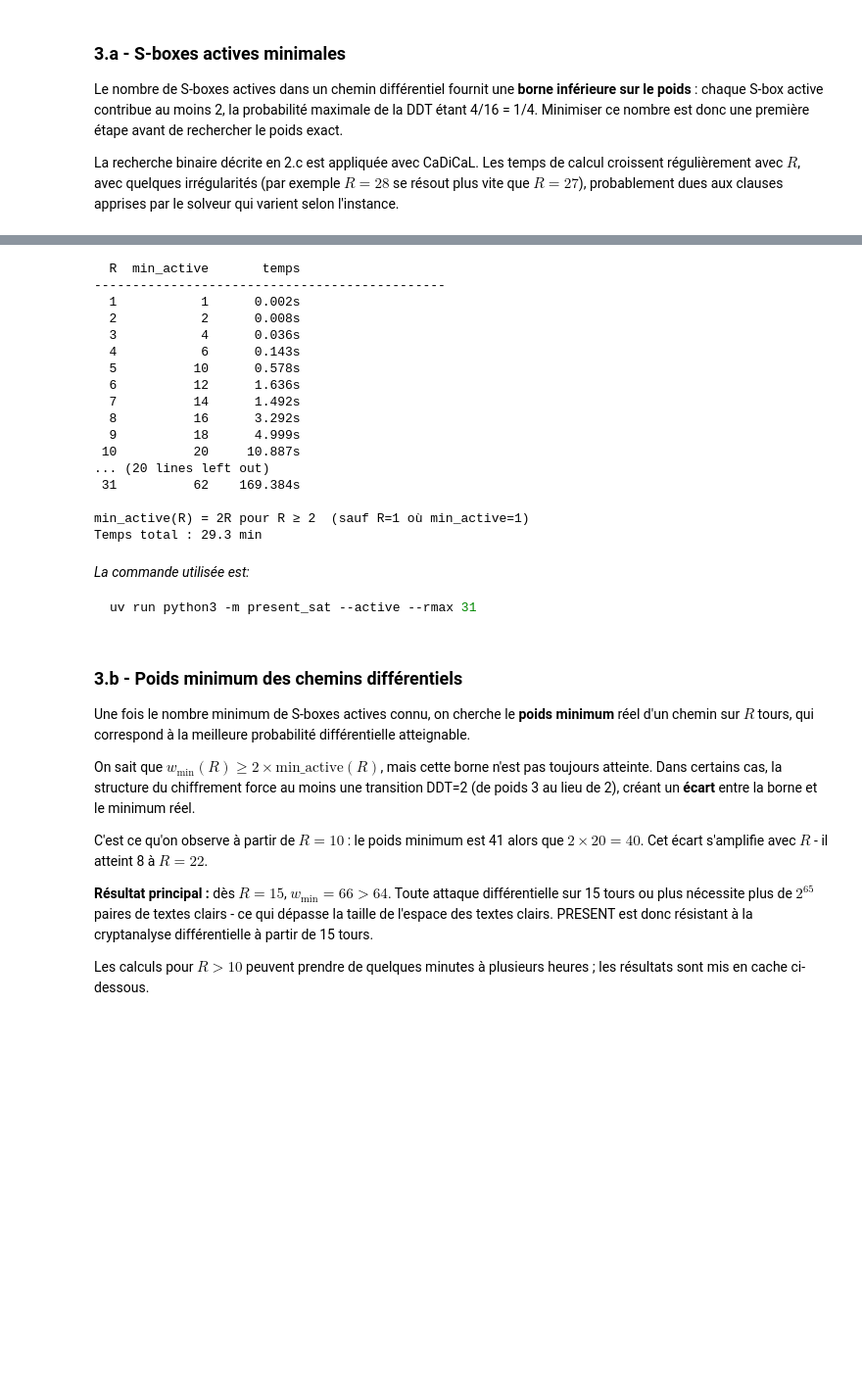
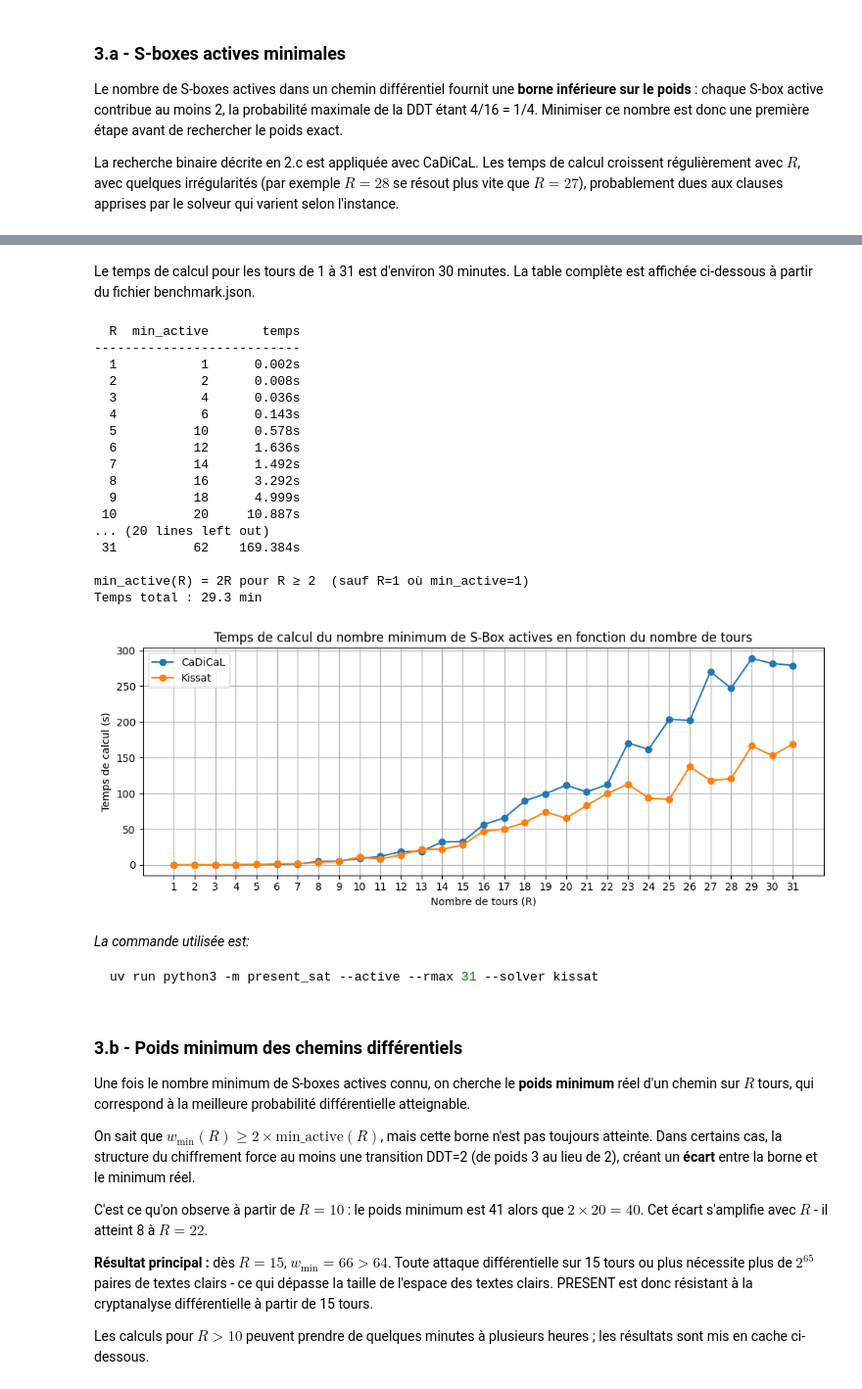
Before and after one commit to touikss/present-sat-cryptanalysis, a Jupyter notebook: notebook.ipynb, the cells around one changed output, grey strips where cells are left out. Shown at 98% size. Saved outputs shown, nothing was run; the diff lists cells and outputs as text; code cells hidden in the pictures; blank space fills up the shorter version.

Commit message:
docs(notebook): add solver timing comparison and weights for R=1..10

````diff
--- a/notebook.ipynb
+++ b/notebook.ipynb
@@ -341,8 +344,10 @@ for r in range(1, 7):
+# %% [markdown]
+Le temps de calcul pour les tours de 1 à 31 est d'environ 30 minutes. La table complète est affichée ci-dessous à partir du fichier benchmark.json.
 # %%
 # Résultats complets (Kassit, R=1..31)
 # Temps total : environ 30 minutes.
 print(f"{'R':>3}  {'min_active':>10}  {'temps':>10}")
-print("-" * 46)
+print("-" * 27)
 total_time = 0
 for row in benchmark['min_active_kissat']:
     r = int(row)
@@ -351,12 +356,11 @@ for row in benchmark['min_active_kissat']:
     total_time += t
     print(f"{r:>3}  {k:>10}  {t:>9.3f}s")
 
-print()
-print(f"min_active(R) = 2R pour R ≥ 2  (sauf R=1 où min_active=1)")
+print(f"\nmin_active(R) = 2R pour R ≥ 2  (sauf R=1 où min_active=1)")
 print(f"Temps total : {total_time/60:.1f} min")
 # %% [output]
   R  min_active       temps
-----------------------------------------------
+---------------------------
   1           1      0.002s
   2           2      0.008s
   3           4      0.036s
@@ -372,10 +376,34 @@ print(f"Temps total : {total_time/60:.1f} min")
 
 min_active(R) = 2R pour R ≥ 2  (sauf R=1 où min_active=1)
 Temps total : 29.3 min
+# %%
+# Comparaison des temps de calcul du nombre minimum de S-Box en fonction du nombre de tours actives pour CaDiCaL et Kissat
+rounds = [i for i in range(1, 32)]
+cadical_times = []
+kissat_times = []
+
+for r in benchmark['min_active_cadical']:
+    cadical_times.append(benchmark['min_active_cadical'][r]['time'])
+for r in benchmark['min_active_kissat']:
+    kissat_times.append(benchmark['min_active_kissat'][r]['time'])
+
+plt.figure(figsize=(10, 4))
+plt.plot(rounds, cadical_times, marker='o', label='CaDiCaL')
+plt.plot(rounds, kissat_times, marker='o', label='Kissat')
+plt.title('Temps de calcul du nombre minimum de S-Box actives en fonction du nombre de tours')
+plt.xlabel('Nombre de tours (R)')
+plt.ylabel('Temps de calcul (s)')
+plt.xticks(rounds)
+plt.grid()
+plt.legend()
+plt.tight_layout()
+plt.show()
+# %% [output]
+[figure, added]
 # %% [markdown]
 *La commande utilisée est:*
 ```sh
-uv run python3 -m present_sat --active --rmax 31
+uv run python3 -m present_sat --active --rmax 31 --solver kissat
 ```
 # %% [markdown]
 ### 3.b - Poids minimum des chemins différentiels
````
Also changed, not shown: parts of 9 cells of this notebook.
